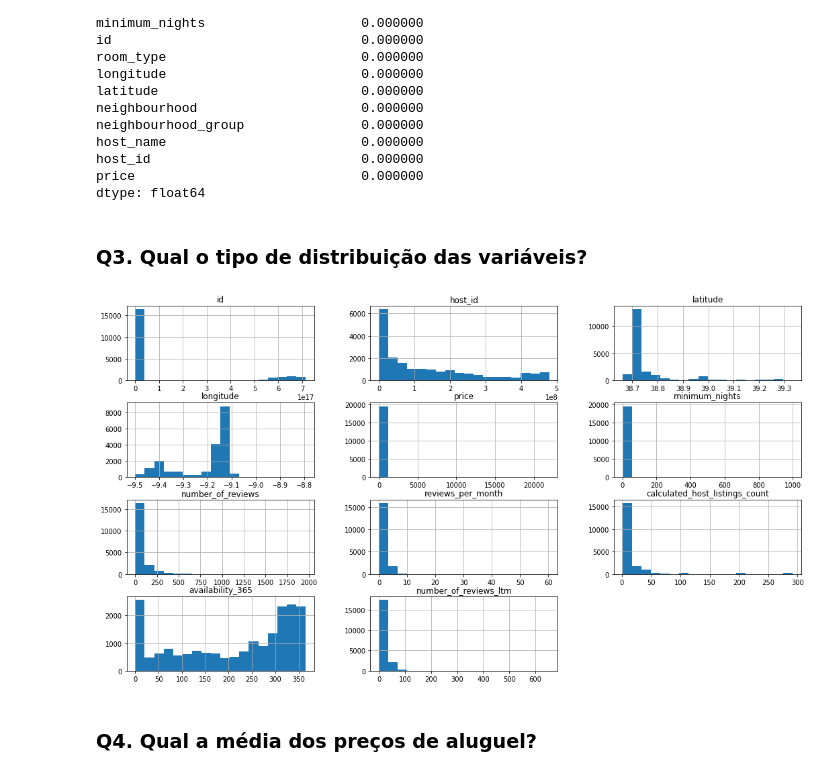
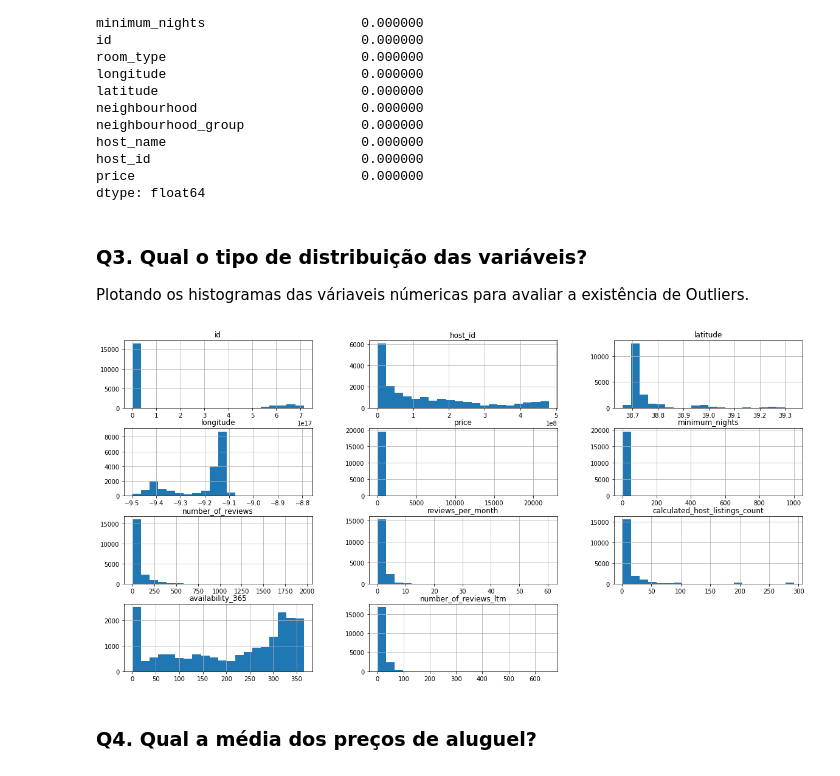
Before and after one commit to carloshaar/inside_airbnb_lisbon, a Jupyter notebook: Carlos_Haar_Analisando_os_Dados_do_Airbnb_Lisbon_Portugal.ipynb, the cells around one changed output. Cells and saved outputs as stored; diff of their text form; code cells hidden in the pictures.

```diff
--- a/Carlos_Haar_Analisando_os_Dados_do_Airbnb_Lisbon_Portugal.ipynb
+++ b/Carlos_Haar_Analisando_os_Dados_do_Airbnb_Lisbon_Portugal.ipynb
@@ -162,11 +136,12 @@ price                             0.000000
 dtype: float64
 # %% [markdown]
 ### **Q3. Qual o tipo de distribuição das variáveis?**
+Plotando os histogramas das váriaveis númericas para avaliar a existência de Outliers.
 # %%
 # plotar o histograma das variáveis numéricas
-df.hist(bins=18, figsize=(18,10));
+df.hist(bins=20, figsize=(20,10));
 # %% [output]
-[figure, old version]
+[figure, new version]
 # %% [markdown]
 ### **Q4. Qual a média dos preços de aluguel?**
 # %%
```
Also changed, not shown: parts of 16 cells of this notebook.
